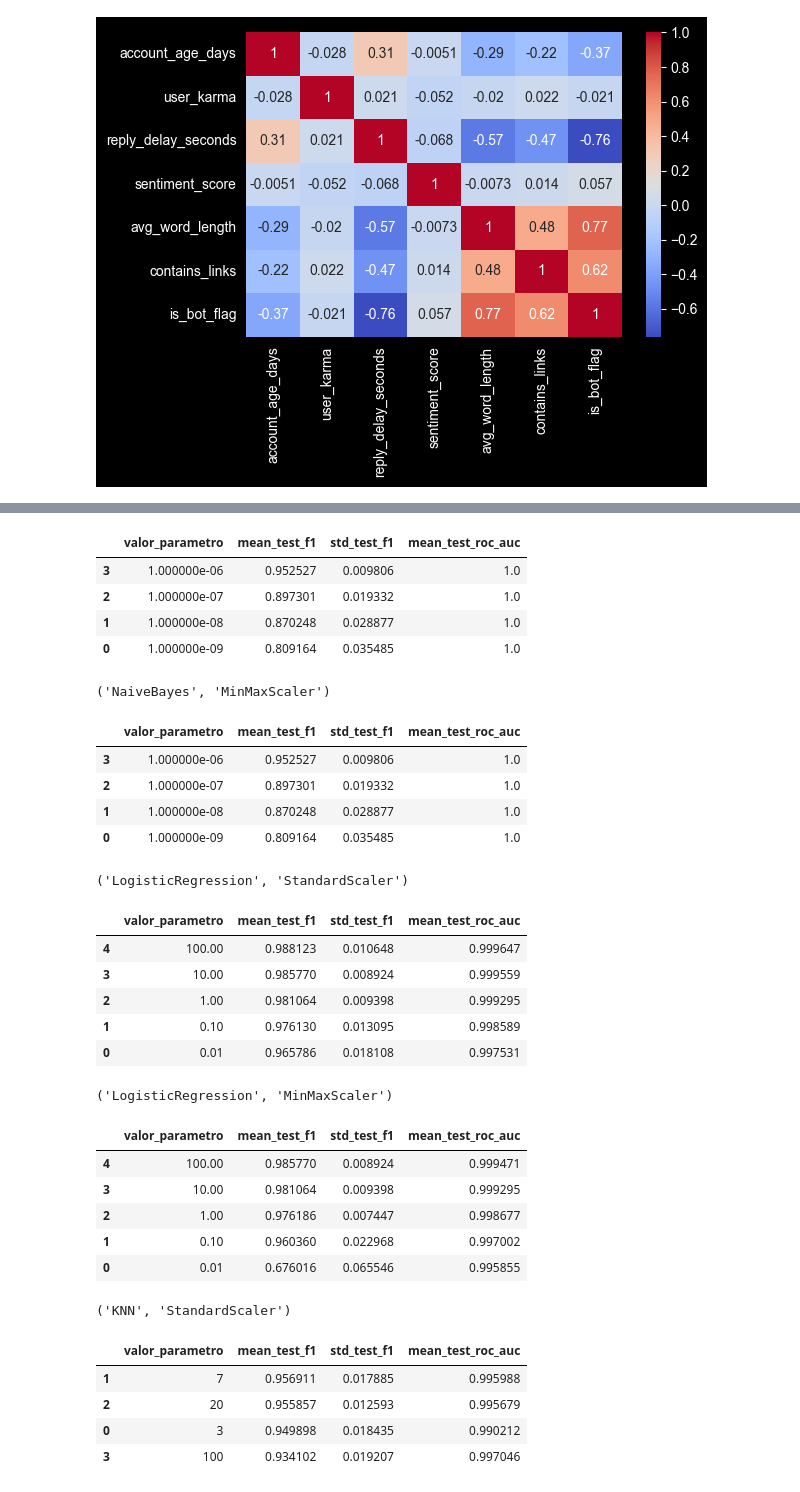
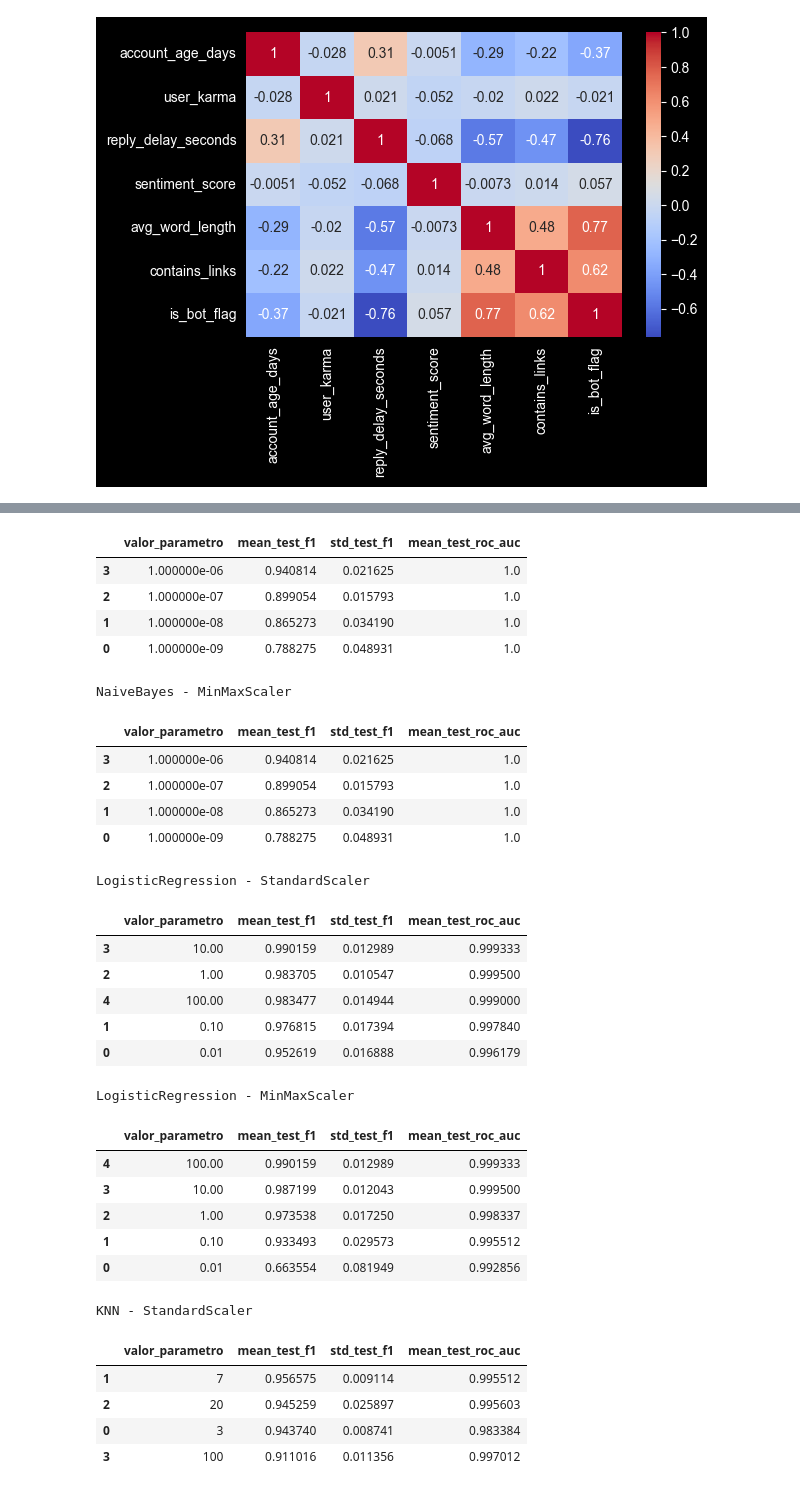
Before and after one commit to joao-snunes/trabalho_cd1, a Jupyter notebook: main.ipynb, the cells around one changed output, grey strips where cells are left out. Drawn from its saved outputs; the diff is of its cells as text; code cells hidden in the pictures.

Commit message:
Testes completos e MD atualizado

```diff
--- a/main.ipynb
+++ b/main.ipynb
@@ -65,7 +65,7 @@ def mapear_outliers(df):
 # %% [markdown]
 ## Carregando Datasets
 # %%
-df = pd.read_csv('data/reddit_dead_internet_analysis_2026.csv', sep=',', encoding='utf-8')
+df_raw = pd.read_csv('data/reddit_dead_internet_analysis_2026.csv', sep=',', encoding='utf-8')
 # %% [markdown]
 ## Análise Exploratória de Dados (EDA)
 # %%
@@ -98,11 +98,10 @@ dtypes: bool(2), float64(3), int64(3), str(3)
 memory usage: 36.3 KB
 None
 # %%
+df = df_raw.copy()
 # Dropando colunas "inuteis" para a classificação binária
 df.drop(columns=['comment_id','bot_type_label','bot_probability' ], inplace=True)
 # Convertendo colunsa booleanas para binárias
 df['is_bot_flag'].astype(int)
 df['contains_links'].astype(int)
-
-display(df['subreddit'].value_counts())
 # %% [output]
@@ -221,5 +235,5 @@ col_transf_min_max = ColumnTransformer(
 # %%
-X_train, X_test, y_train, y_test = train_test_split(X, y, test_size=20, random_state=42)
+X_train, X_test, y_train, y_test = train_test_split(X, y, test_size=0.3, random_state=42)
 
 knn_params = {
     'classifier__n_neighbors': [3, 7, 20, 100]
@@ -240,11 +254,10 @@ modelos_teste = [
 ]
 # %%
 tabelas_resultados = {}
+modelos_treinados = {}
+for nome, modelo, params in modelos_teste:
 
-for nome, modelo, params in modelos_teste:
-    print(f"Iniciando testes para: {nome}")
-
-    # Criando os pipelines
+    # definindo pipelines
     pipe_std = Pipeline(steps=[('preprocessor', col_transf_std), ('classifier', modelo)])
     pipe_min_max = Pipeline(steps=[('preprocessor', col_transf_min_max), ('classifier', modelo)])
 
@@ -254,9 +267,7 @@ for nome, modelo, params in modelos_teste:
     }
 
     for nome_scaler, pipe in pipelines.items():
-        print(f"  -> Rodando com {nome_scaler}...")
-
-        # Configurando o GridSearchCV
+        # definindo grid-search e cross-validation
         grid = GridSearchCV(
             estimator=pipe,
             param_grid=params,
@@ -266,9 +277,11 @@ for nome, modelo, params in modelos_teste:
             return_train_score=False
         )
 
-        # Treinamento
+        # treinamento
         grid.fit(X_train, y_train)
         df_completo = pd.DataFrame(grid.cv_results_)
+
+        modelos_treinados[(nome, nome_scaler)] = grid.best_estimator_
         col_param = [col for col in df_completo.columns if col.startswith('param_classifier__')][0]
 
         df_limpo = df_completo[[
@@ -294,5 +297,7 @@ Iniciando testes para: KNN
 # %%
-for modelo_df, df in tabelas_resultados.items():
-    print(modelo_df)
+dfs_concatenados = []
+for (modelo, scaler), df in tabelas_resultados.items():
+    print(f'{modelo} - {scaler}')
     display(df.sort_values(by='mean_test_f1', ascending=False))
+    dfi.export(df, f'images/resultados_{modelo}_{scaler}.png', table_conversion='matplotlib')
 # %% [output]
@@ -300,31 +305,31 @@ for modelo_df, df in tabelas_resultados.items():
 |  | valor_parametro | mean_test_f1 | std_test_f1 | mean_test_roc_auc |
-| 3 | 1.000000e-06 | 0.952527 | 0.009806 | 1.0 |
-| 2 | 1.000000e-07 | 0.897301 | 0.019332 | 1.0 |
-| 1 | 1.000000e-08 | 0.870248 | 0.028877 | 1.0 |
-| 0 | 1.000000e-09 | 0.809164 | 0.035485 | 1.0 |
+| 3 | 1.000000e-06 | 0.940814 | 0.021625 | 1.0 |
+| 2 | 1.000000e-07 | 0.899054 | 0.015793 | 1.0 |
+| 1 | 1.000000e-08 | 0.865273 | 0.034190 | 1.0 |
+| 0 | 1.000000e-09 | 0.788275 | 0.048931 | 1.0 |
-('NaiveBayes', 'MinMaxScaler')
+NaiveBayes - MinMaxScaler
 |  | valor_parametro | mean_test_f1 | std_test_f1 | mean_test_roc_auc |
-| 3 | 1.000000e-06 | 0.952527 | 0.009806 | 1.0 |
-| 2 | 1.000000e-07 | 0.897301 | 0.019332 | 1.0 |
-| 1 | 1.000000e-08 | 0.870248 | 0.028877 | 1.0 |
-| 0 | 1.000000e-09 | 0.809164 | 0.035485 | 1.0 |
+| 3 | 1.000000e-06 | 0.940814 | 0.021625 | 1.0 |
+| 2 | 1.000000e-07 | 0.899054 | 0.015793 | 1.0 |
+| 1 | 1.000000e-08 | 0.865273 | 0.034190 | 1.0 |
+| 0 | 1.000000e-09 | 0.788275 | 0.048931 | 1.0 |
-('LogisticRegression', 'StandardScaler')
+LogisticRegression - StandardScaler
 |  | valor_parametro | mean_test_f1 | std_test_f1 | mean_test_roc_auc |
-| 4 | 100.00 | 0.988123 | 0.010648 | 0.999647 |
-| 3 | 10.00 | 0.985770 | 0.008924 | 0.999559 |
-| 2 | 1.00 | 0.981064 | 0.009398 | 0.999295 |
-| 1 | 0.10 | 0.976130 | 0.013095 | 0.998589 |
-| 0 | 0.01 | 0.965786 | 0.018108 | 0.997531 |
+| 3 | 10.00 | 0.990159 | 0.012989 | 0.999333 |
+| 2 | 1.00 | 0.983705 | 0.010547 | 0.999500 |
+| 4 | 100.00 | 0.983477 | 0.014944 | 0.999000 |
+| 1 | 0.10 | 0.976815 | 0.017394 | 0.997840 |
+| 0 | 0.01 | 0.952619 | 0.016888 | 0.996179 |
-('LogisticRegression', 'MinMaxScaler')
+LogisticRegression - MinMaxScaler
 |  | valor_parametro | mean_test_f1 | std_test_f1 | mean_test_roc_auc |
-| 4 | 100.00 | 0.985770 | 0.008924 | 0.999471 |
-| 3 | 10.00 | 0.981064 | 0.009398 | 0.999295 |
-| 2 | 1.00 | 0.976186 | 0.007447 | 0.998677 |
-| 1 | 0.10 | 0.960360 | 0.022968 | 0.997002 |
-| 0 | 0.01 | 0.676016 | 0.065546 | 0.995855 |
+| 4 | 100.00 | 0.990159 | 0.012989 | 0.999333 |
+| 3 | 10.00 | 0.987199 | 0.012043 | 0.999500 |
+| 2 | 1.00 | 0.973538 | 0.017250 | 0.998337 |
+| 1 | 0.10 | 0.933493 | 0.029573 | 0.995512 |
+| 0 | 0.01 | 0.663554 | 0.081949 | 0.992856 |
-('KNN', 'StandardScaler')
+KNN - StandardScaler
 |  | valor_parametro | mean_test_f1 | std_test_f1 | mean_test_roc_auc |
-| 1 | 7 | 0.956911 | 0.017885 | 0.995988 |
-| 2 | 20 | 0.955857 | 0.012593 | 0.995679 |
-| 0 | 3 | 0.949898 | 0.018435 | 0.990212 |
-| 3 | 100 | 0.934102 | 0.019207 | 0.997046 |
+| 1 | 7 | 0.956575 | 0.009114 | 0.995512 |
+| 2 | 20 | 0.945259 | 0.025897 | 0.995603 |
+| 0 | 3 | 0.943740 | 0.008741 | 0.983384 |
+| 3 | 100 | 0.911016 | 0.011356 | 0.997012 |
```
Also changed, not shown: parts of 12 cells of this notebook, 12 other files.
